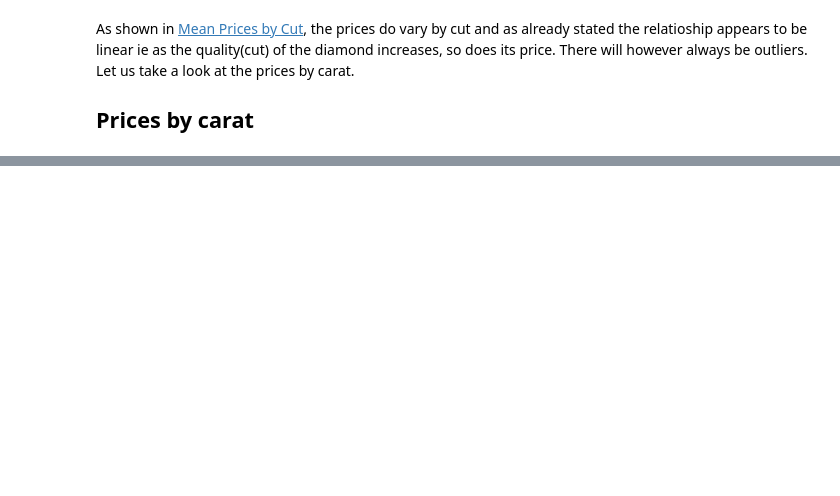
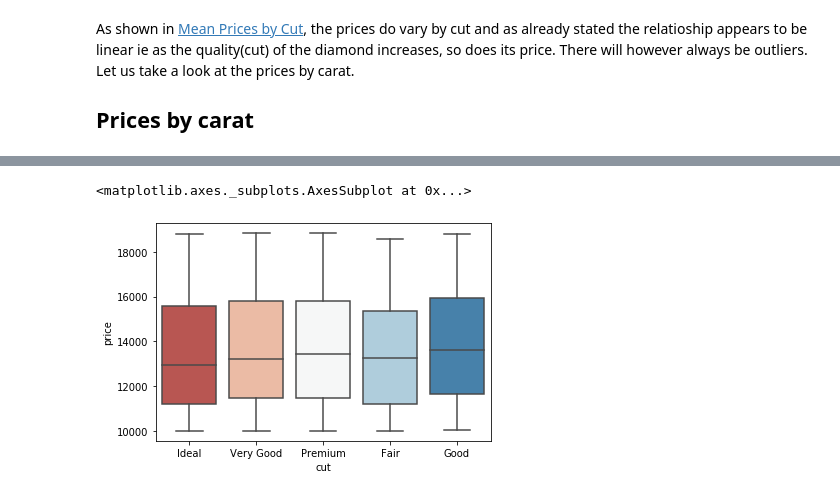
Before and after one commit to Nelson-Gon/sweetpy, a Jupyter notebook: pandas_and_diamonds.ipynb, the cells around one changed output, grey strips where cells are left out. Saved outputs shown, nothing was run; the diff lists cells and outputs as text; code cells hidden in the pictures; blank space fills up the shorter version.

```diff
--- a/pandas_and_diamonds.ipynb
+++ b/pandas_and_diamonds.ipynb
@@ -219,0 +265,7 @@ In general, the distribution of the prices is such that most of the diamonds fal
+# %%
+filtered = diamonds.query("price > 10000")
+
+sns.boxplot(x = "cut", y = "price", data = filtered, palette = "RdBu")
+# %% [output]
+<matplotlib.axes._subplots.AxesSubplot at 0x...>
+[figure, added]
```
Also changed, not shown: parts of 20 cells of this notebook.
